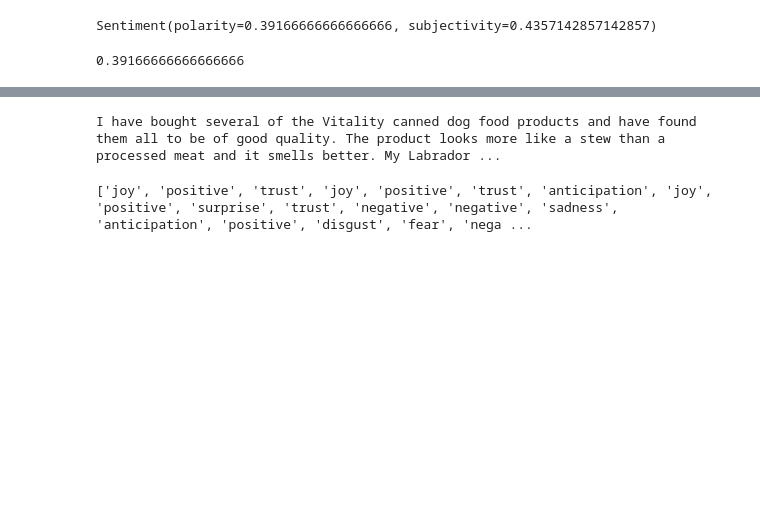
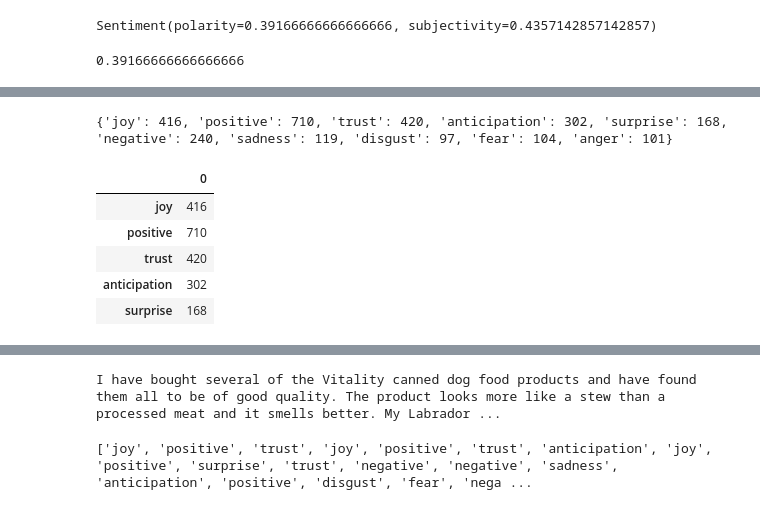
Before and after one commit to gsdavis1959/Python, a Jupyter notebook: SentimentNRCLex.ipynb, the cells around one changed output, grey strips where cells are left out. Cells and saved outputs as stored; diff of their text form; code cells hidden in the pictures; blank space fills up the shorter version.

```diff
--- a/SentimentNRCLex.ipynb
+++ b/SentimentNRCLex.ipynb
@@ -77,3 +79,21 @@ df.head()
 | 2 | 3 | B000LQOCH0 | ABXLMWJIXXAIN | Natalia Corres "Natalia Corres" | 1 | 1 | 4 | ... |
 | 3 | 4 | B000UA0QIQ | A395BORC6FGVXV | Karl | 3 | 3 | 2 | ... |
 | 4 | 5 | B006K2ZZ7K | A1UQRSCLF8GW1T | Michael D. Bigham "M. Wassir" | 0 | 0 | 5 | ... |
+# %%
+str_tweet = ','.join(df['Text'])
+text_object = NRCLex(str_tweet)
+# %%
+data = text_object.raw_emotion_scores
+print(data)
+# %% [output]
+{'joy': 416, 'positive': 710, 'trust': 420, 'anticipation': 302, 'surprise': 168, 'negative': 240, 'sadness': 119, 'disgust': 97, 'fear': 104, 'anger': 101}
+# %%
+emotion_df = pd.DataFrame.from_dict(data, orient='index')
+emotion_df.head()
+# %% [output]
+|  | 0 |
+| joy | 416 |
+| positive | 710 |
+| trust | 420 |
+| anticipation | 302 |
+| surprise | 168 |
```
Also changed, not shown: parts of 10 cells of this notebook.
